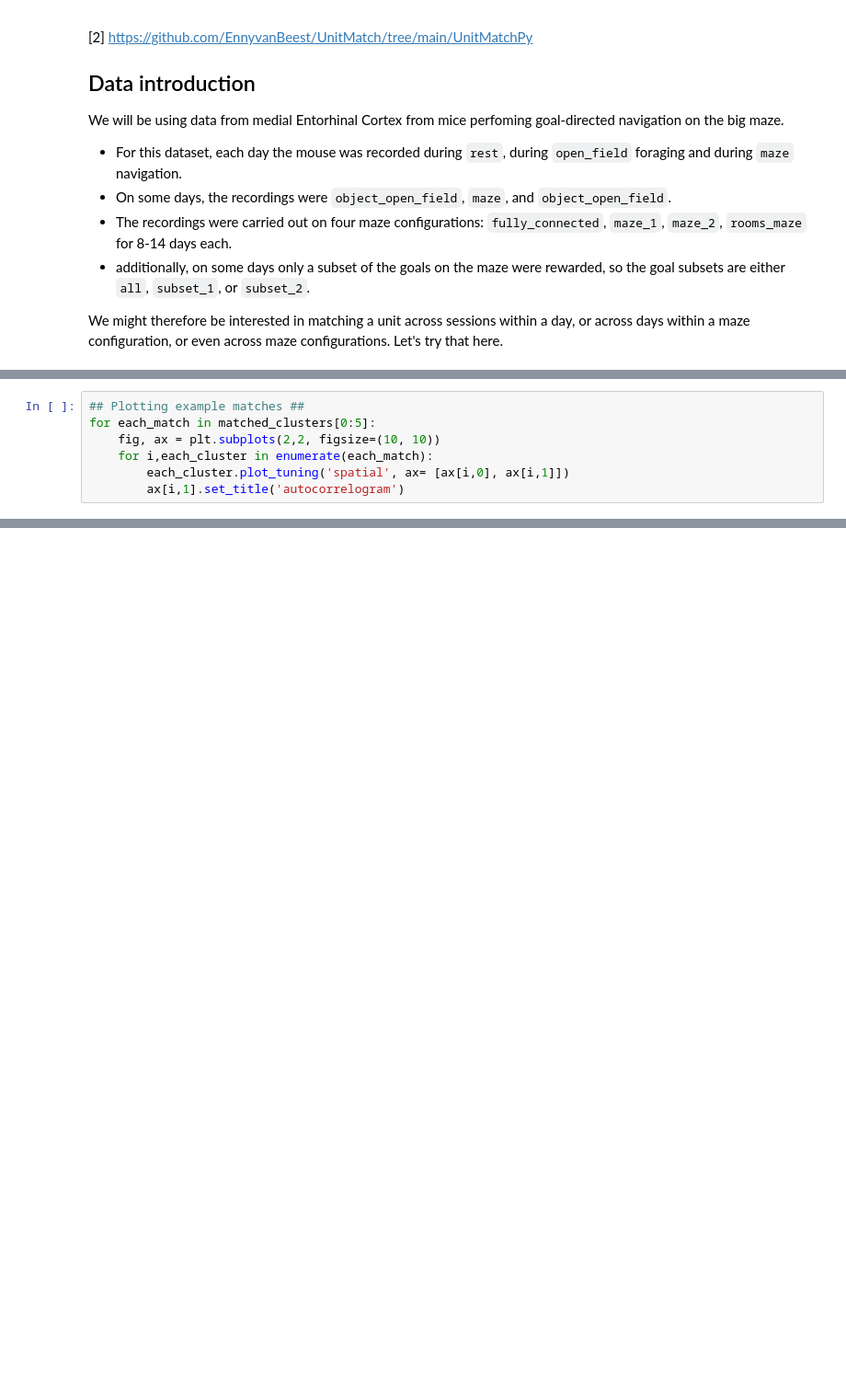
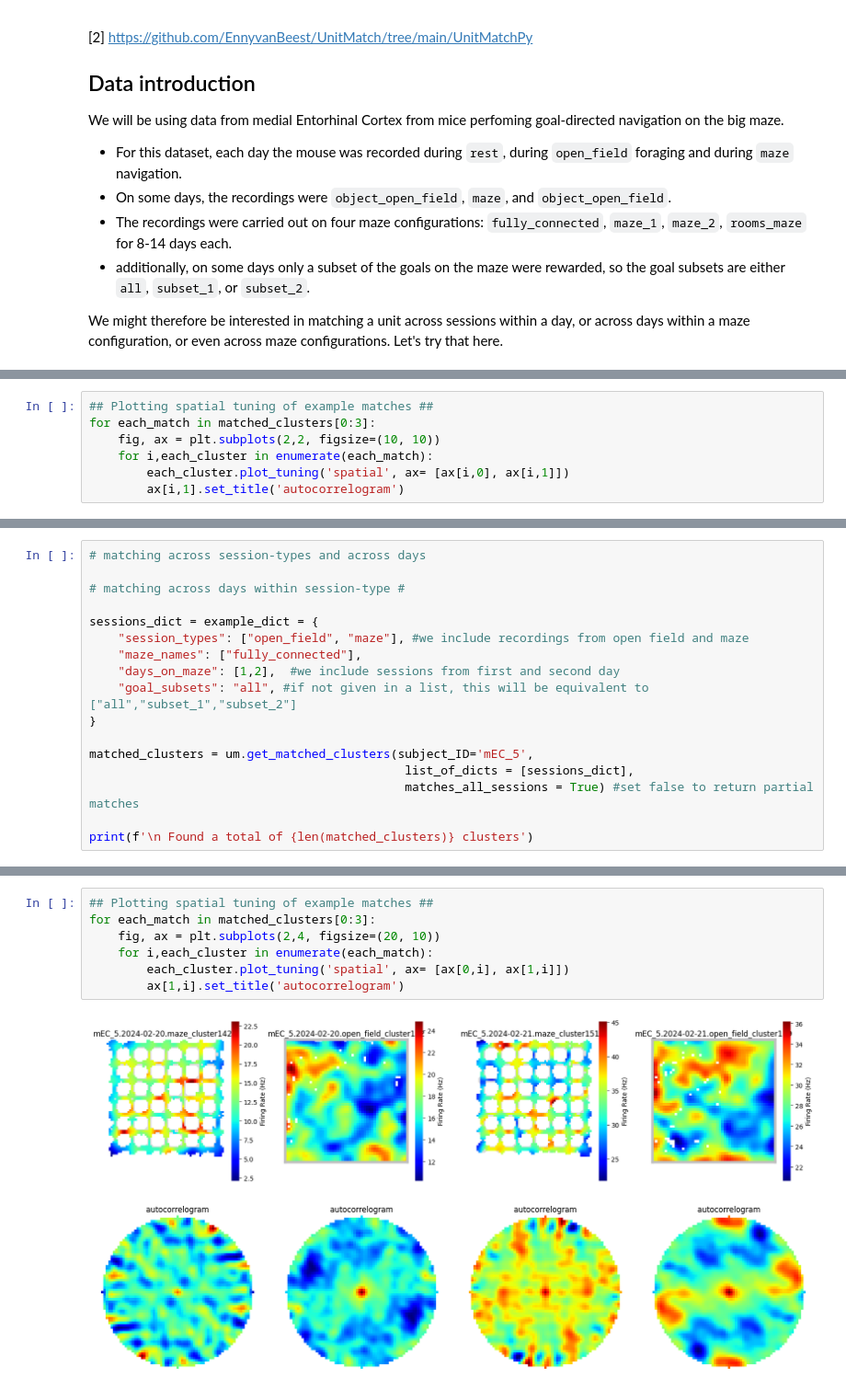
Before and after one commit to peterdoohan/GridMaze-tutorials, a Jupyter notebook: using_unitmatch.ipynb, the cells around one changed output, grey strips where cells are left out. Shown at 92% size. Saved outputs shown, nothing was run; the diff lists cells and outputs as text; blank space fills up the shorter version.

```diff
--- a/using_unitmatch.ipynb
+++ b/using_unitmatch.ipynb
@@ -153,8 +153,8 @@ Matching with agglomerative clustering
 
  Found a total of 19 clusters
 # %%
-## Plotting example matches ##
-for each_match in matched_clusters[0:5]:
+## Plotting spatial tuning of example matches ##
+for each_match in matched_clusters[0:3]:
     fig, ax = plt.subplots(2,2, figsize=(10, 10))
     for i,each_cluster in enumerate(each_match):
         each_cluster.plot_tuning('spatial', ax= [ax[i,0], ax[i,1]])
@@ -161,0 +168,17 @@ for each_match in matched_clusters[0:5]:
+# %%
+# matching across session-types and across days
+
+# matching across days within session-type #
+
+sessions_dict = example_dict = {
+    "session_types": ["open_field", "maze"], #we include recordings from open field and maze
+    "maze_names": ["fully_connected"],
+    "days_on_maze": [1,2],  #we include sessions from first and second day
+    "goal_subsets": "all", #if not given in a list, this will be equivalent to ["all","subset_1","subset_2"]
+}
+
+matched_clusters = um.get_matched_clusters(subject_ID='mEC_5',
+                                            list_of_dicts = [sessions_dict],
+                                            matches_all_sessions = True) #set false to return partial matches
+
+print(f'\n Found a total of {len(matched_clusters)} clusters')
@@ -161,0 +203,9 @@ for each_match in matched_clusters[0:5]:
+# %%
+## Plotting spatial tuning of example matches ##
+for each_match in matched_clusters[0:3]:
+    fig, ax = plt.subplots(2,4, figsize=(20, 10))
+    for i,each_cluster in enumerate(each_match):
+        each_cluster.plot_tuning('spatial', ax= [ax[0,i], ax[1,i]])
+        ax[1,i].set_title('autocorrelogram')
+# %% [output]
+[figure, added]
```
Also changed, not shown: parts of 15 cells of this notebook, 1 other file.
